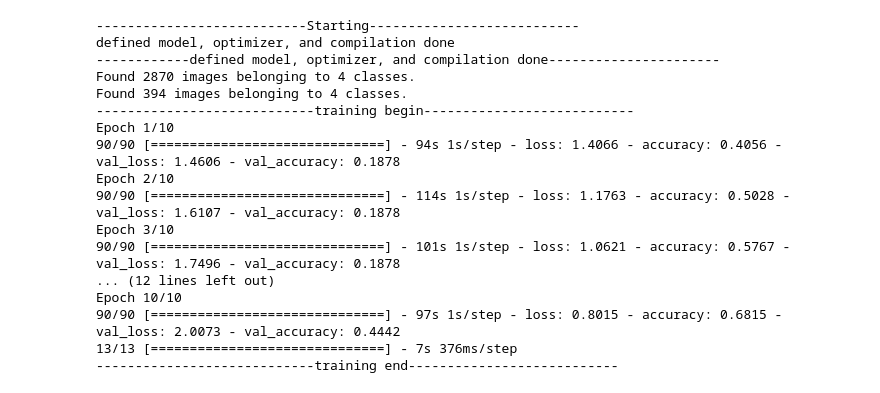
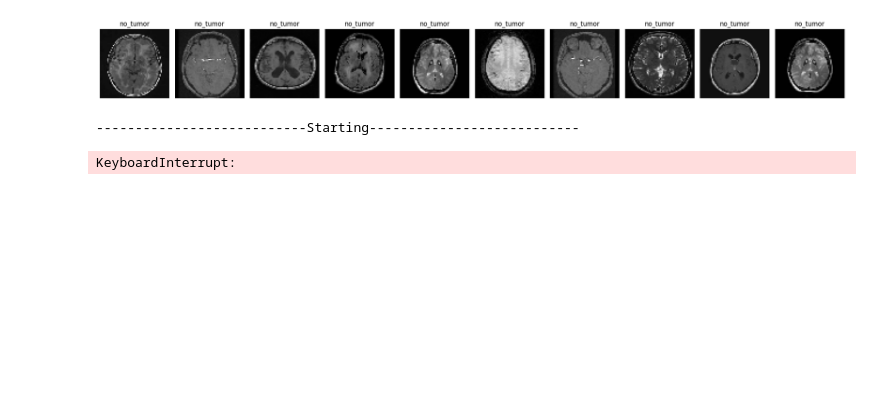
Before and after one commit to karmakaragradwip02/End-to-End-Brain-Tumor-Classification-MRI-, a Jupyter notebook: test.ipynb, the cells around one changed output. Drawn from its saved outputs; the diff is of its cells as text; code cells hidden in the pictures; blank space fills up the shorter version.

```diff
--- a/test.ipynb
+++ b/test.ipynb
@@ -35 +65,7 @@ def train_test_set(train_datagen, test_datagen, train_path, test_path):
+# %%
+# Visualize test set images
+test_images, test_labels = next(test_set)
+plot_images(test_images[:10], test_labels[:10], list(test_set.class_indices.keys()))
+# %% [output]
+[figure, added]
 # %%
@@ -82,7 +131,7 @@ def main():
     training_set, test_set = train_test_set(train_datagen, test_datagen, train_path, test_path)
     print("----------------------------training begin---------------------------")
 
-    history = cnn.fit(x=training_set, validation_data=test_set, epochs=10, callbacks=[early_stopping])
+    history = cnn.fit(x=training_set, validation_data=test_set, epochs=20, callbacks=[early_stopping])
 
     # Get predictions
     y_pred = np.argmax(cnn.predict(test_set), axis=1)
@@ -93,19 +142,4 @@ if __name__ == '__main__':
     main()
 # %% [output]
 ---------------------------Starting---------------------------
-defined model, optimizer, and compilation done
-------------defined model, optimizer, and compilation done----------------------
-Found 2870 images belonging to 4 classes.
-Found 394 images belonging to 4 classes.
-----------------------------training begin---------------------------
-Epoch 1/10
-90/90 [==============================] - 94s 1s/step - loss: 1.4066 - accuracy: 0.4056 - val_loss: 1.4606 - val_accuracy: 0.1878
-Epoch 2/10
-90/90 [==============================] - 114s 1s/step - loss: 1.1763 - accuracy: 0.5028 - val_loss: 1.6107 - val_accuracy: 0.1878
-Epoch 3/10
-90/90 [==============================] - 101s 1s/step - loss: 1.0621 - accuracy: 0.5767 - val_loss: 1.7496 - val_accuracy: 0.1878
-... (12 lines left out)
-Epoch 10/10
-90/90 [==============================] - 97s 1s/step - loss: 0.8015 - accuracy: 0.6815 - val_loss: 2.0073 - val_accuracy: 0.4442
-13/13 [==============================] - 7s 376ms/step
-----------------------------training end---------------------------
+KeyboardInterrupt:
```
Also changed, not shown: parts of 5 cells of this notebook.
